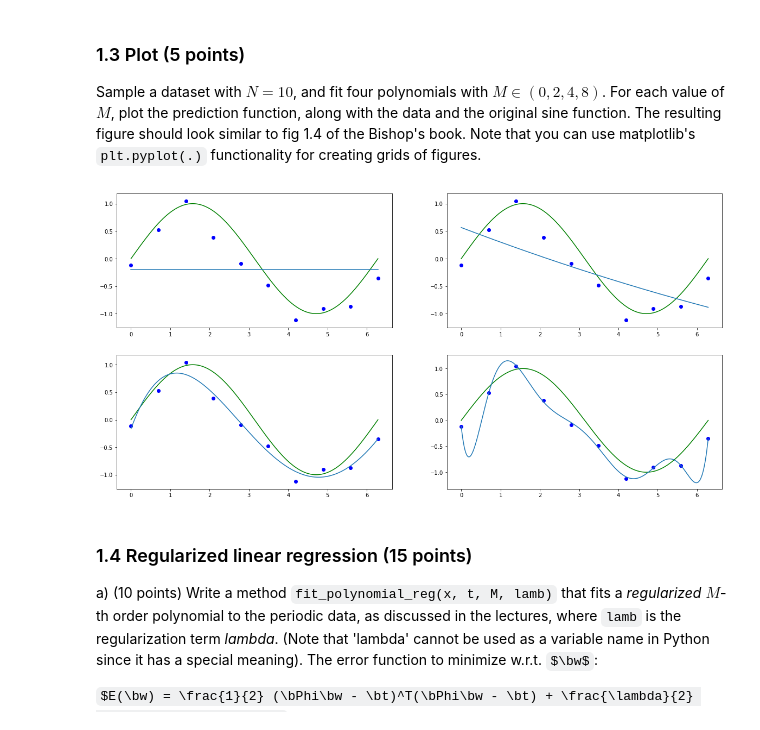
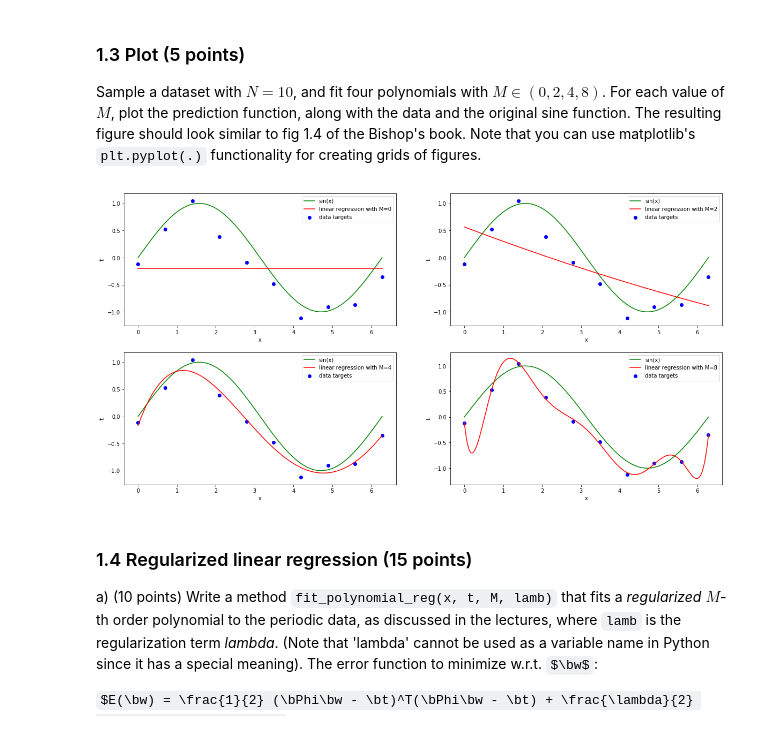
Before and after one commit to MBonnee/ML1, a Jupyter notebook: lab1/12065064_11883936_lab1.ipynb, the cells around one changed output. Saved outputs shown, nothing was run; the diff lists cells and outputs as text; code cells hidden in the pictures; some formulas as TeX source.

Commit message:
nicer plot + clearer x linspace

```diff
--- a/lab1/12065064_11883936_lab1.ipynb
+++ b/lab1/12065064_11883936_lab1.ipynb
@@ -122,11 +122,7 @@ where $x_i$ is the $i$-th elements of $\bf{x}$, the mean $\mu_i = \sin(x_i)$ and
 from scipy.stats import norm
 
 def gen_sine(n):
-    x = np.zeros(n)
-    step_size = 2*math.pi/(n-1)
-
-    for i in range(n):
-        x[i] = step_size * i
+    x = np.linspace(0, 2*np.pi, n)
 
     t = norm.rvs(0, 0.25, size=n)
 
@@ -187,20 +183,23 @@ For each value of $M$, plot the prediction function, along with the data and the
 # %%
 N = 10
 x, t = gen_sine(N)
 M = [0, 2, 4, 8]
 x_axes = np.linspace(0, 2*np.pi, 1000)
-i = 1
-for m in M:
-    plt.subplot(2, 2, i)
-    i+=1
-    plt.plot(x_axes, sin(x_axes), c="g")
-    plt.scatter(x, t, c="b")
+
+plt.figure(figsize=(20,10))
+for i, m in enumerate(M):
+    plt.subplot(2, 2, i+1)
+    plt.plot(x_axes, sin(x_axes), c="g", label="sin(x)")
+    plt.scatter(x, t, c="b", label="data targets")
 
     w, _ = fit_polynomial(x, t, m)
     Phi = designmatrix(x_axes, len(w))
-    plt.plot(x_axes, np.dot(Phi, w))
+    plt.plot(x_axes, np.dot(Phi, w), c="r", label="linear regression with M=%d"%m)
+    plt.legend()
+    plt.xlabel("x")
+    plt.ylabel("t")
 # %% [output]
-[figure, old version]
+[figure, new version]
 # %% [markdown]
 ### 1.4 Regularized linear regression (15 points)
 
```
Also changed, not shown: parts of 6 cells of this notebook.
